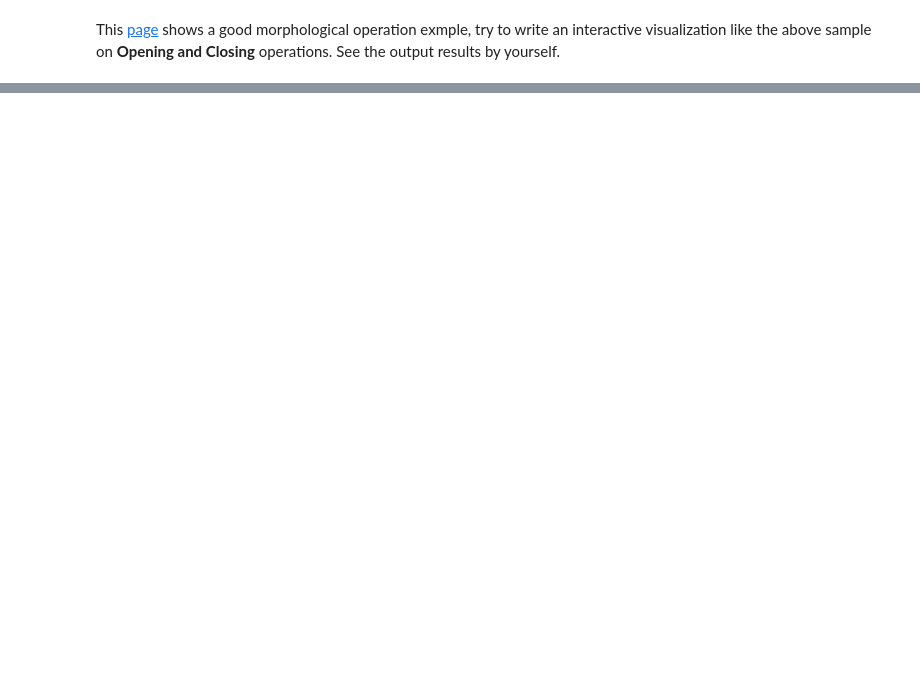
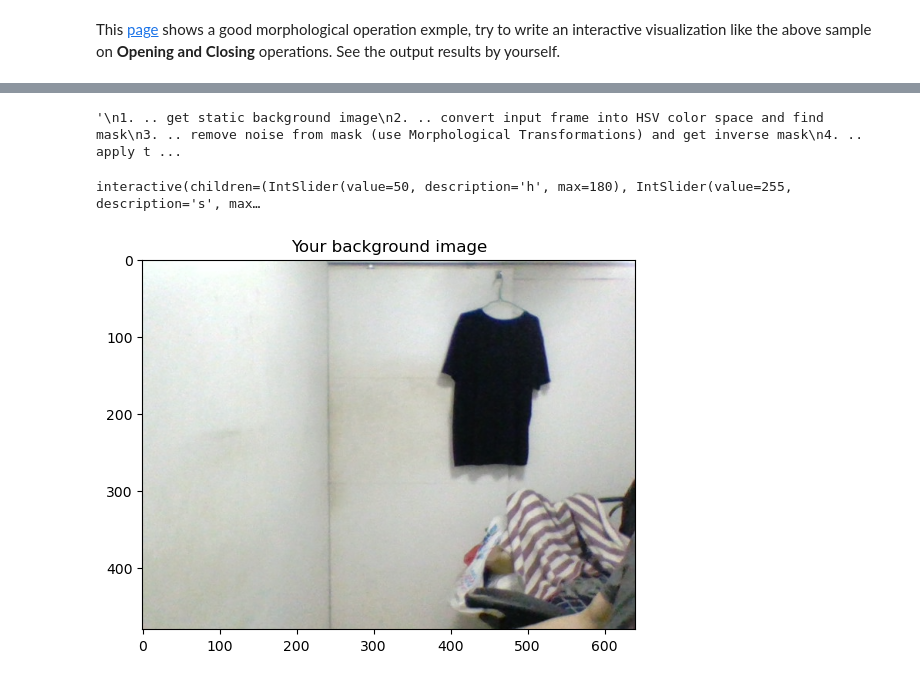
Before and after one commit to PoraRee/chulacv2022, a Jupyter notebook: Lab 5 - Color.ipynb, the cells around one changed output, grey strips where cells are left out. Drawn from its saved outputs; the diff is of its cells as text; code cells hidden in the pictures; blank space fills up the shorter version.

```diff
--- a/Lab 5 - Color.ipynb
+++ b/Lab 5 - Color.ipynb
@@ -233,3 +588,45 @@ By using the knowledge from lecture 1-4, you should be able to mimic a invisibil
 - From today lecture, how do to discard noise/fill small hole from color segmentation mask output?
 - Since this is a color-based problem, you can use old knowledge from lecture 1-3 to improve segmentation result by apply <b>?</b> on input image
 - Internet is your friend. You can search for relavent research papers and use their algorithm, but you must <b>give proper credits</b> by citing them in this notebook.
+# %%
+### Algorithm
+'''
+1. .. get static background image
+2. .. convert input frame into HSV color space and find mask
+3. .. remove noise from mask (use Morphological Transformations) and get inverse mask
+4. .. apply the mask to the static background image and apply the inverse of mask to the input frame
+5. .. combine two masked image together
+'''
+# %% [output]
+'\n1. .. get static background image\n2. .. convert input frame into HSV color space and find mask\n3. .. remove noise from mask (use Morphological Transformations) and get inverse mask\n4. .. apply t ...
+# %%
+''' 0. .. find green threshold in HSV color space '''
+def HSVcolor(h,s,v):
+    img = np.array([[[h,s,v]]], dtype='uint8')
+    img = np.repeat(img, 64, axis=0)
+    img = np.repeat(img, 64, axis=1)
+    img = cv2.cvtColor(img, cv2.COLOR_HSV2RGB)
+
+    plt.figure(figsize=(3,3))
+    plt.imshow(img, cmap='gray')
+    plt.show()
+
+interact(HSVcolor,
+         h=widgets.IntSlider(min=0,max=180,step=1,value=50),
+         s=widgets.IntSlider(min=0,max=255,step=1,value=255),
+         v=widgets.IntSlider(min=0,max=255,step=1,value=255),
+        );
+# %% [output]
+interactive(children=(IntSlider(value=50, description='h', max=180), IntSlider(value=255, description='s', max…
+# %%
+''' 1. .. get static background image '''
+cam = cv2.VideoCapture(0)
+cv2.namedWindow("CAPTURE BACKGROUND IMAGE")
+ret, frame = cam.read()
+static_background = frame.copy()
+plt.imshow(cv2.cvtColor(static_background, cv2.COLOR_BGR2RGB))
+plt.title("Your background image")
+cam.release()
+cv2.destroyAllWindows()
+# %% [output]
+[figure, added]
```
Also changed, not shown: parts of 16 cells of this notebook.
